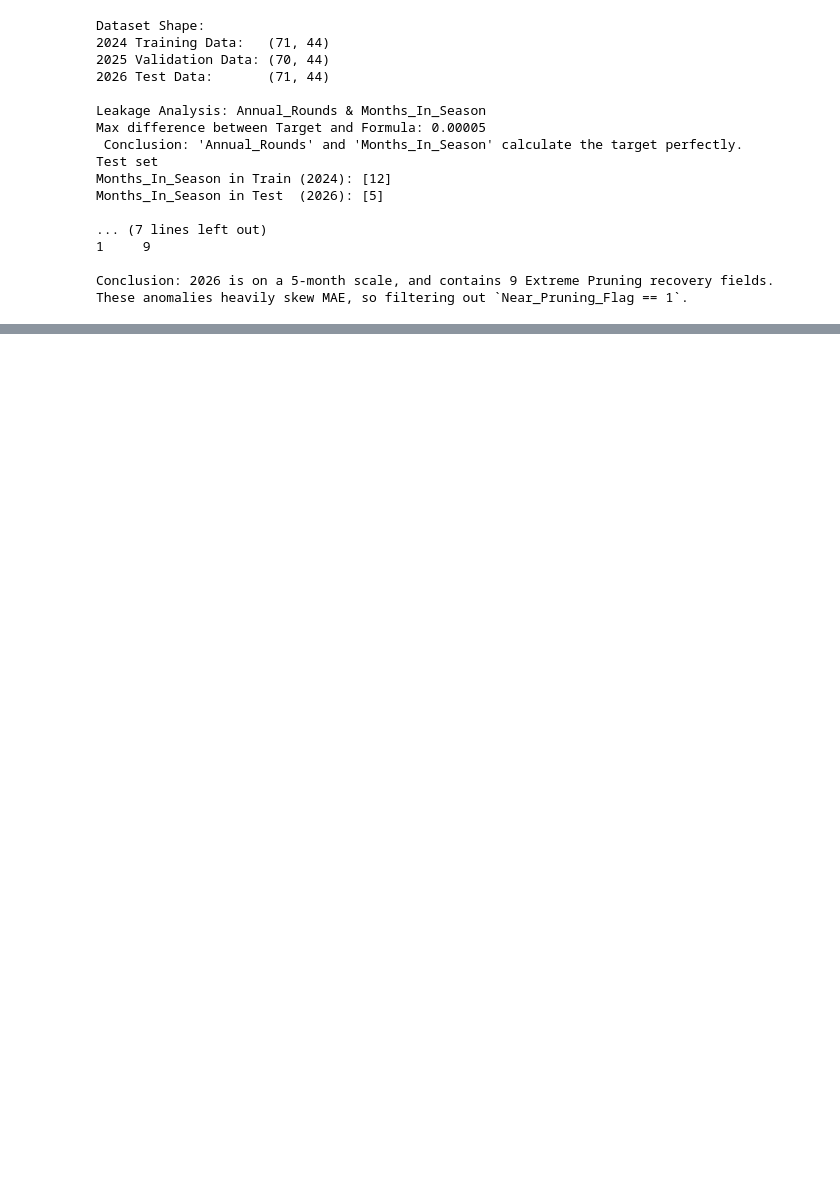
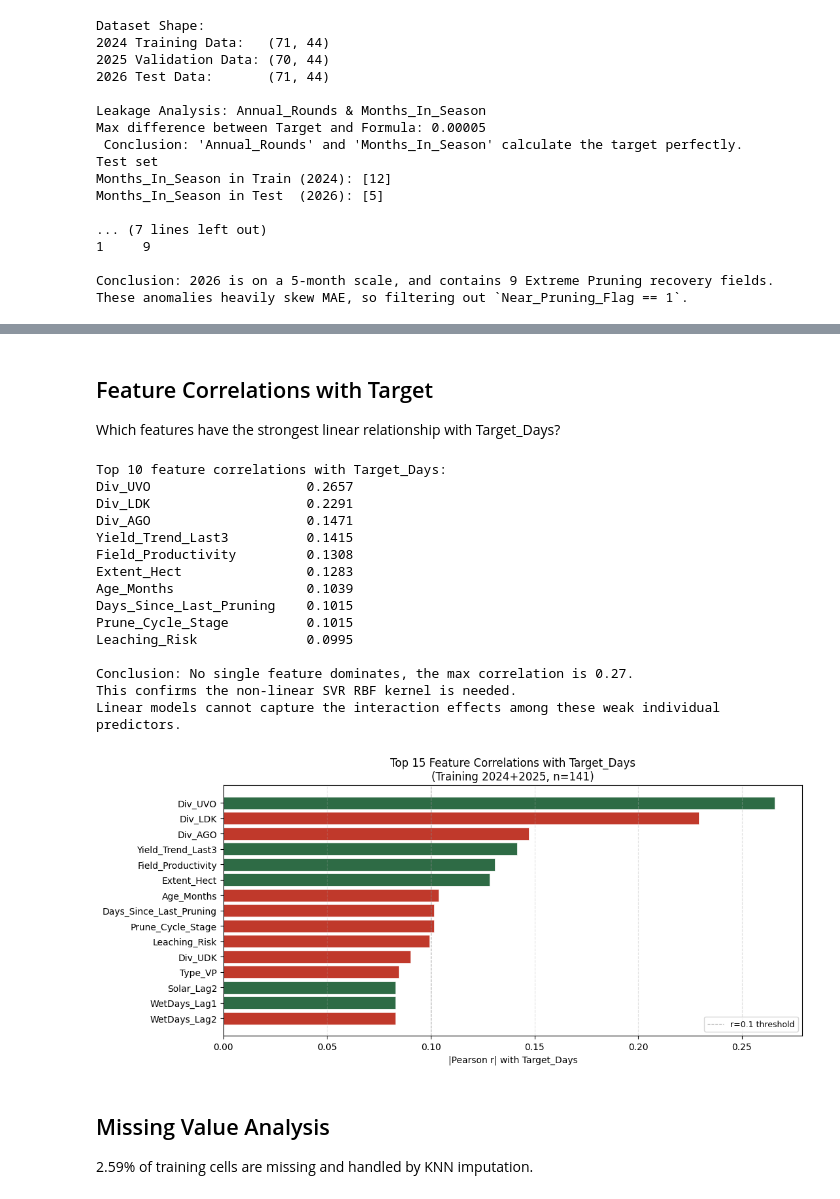
Before and after one commit to Akshatha7710/smart-tea-estate-management-system, a Jupyter notebook: SVR_EDA.ipynb, the cells around one changed output, grey strips where cells are left out. Drawn from its saved outputs; the diff is of its cells as text; code cells hidden in the pictures; blank space fills up the shorter version.

```diff
--- a/SVR_EDA.ipynb
+++ b/SVR_EDA.ipynb
@@ -58,0 +202,49 @@ These anomalies heavily skew MAE, so filtering out `Near_Pruning_Flag == 1`.
+# %% [markdown]
+## Feature Correlations with Target
+Which features have the strongest linear relationship with Target_Days?
+# %%
+num_cols = [c for c in df_clean.select_dtypes(include=[np.number]).columns if c != TARGET]
+corrs = df_clean[num_cols + [TARGET]].corr()[TARGET].drop(TARGET)
+corrs_abs = corrs.abs().sort_values(ascending=False)
+
+print('Top 10 feature correlations with Target_Days:')
+print(corrs_abs.head(10).round(4).to_string())
+print()
+print('Conclusion: No single feature dominates, the max correlation is 0.27.')
+print('This confirms the non-linear SVR RBF kernel is needed.')
+print('Linear models cannot capture the interaction effects among these weak individual predictors.')
+
+# Bar chart of top 15 correlations
+fig, ax = plt.subplots(figsize=(11, 5))
+top15 = corrs_abs.head(15)
+colors_bar = ['#2E6B45' if v > 0 else '#C0392B' for v in corrs.loc[top15.index]]
+bars = ax.barh(top15.index[::-1], top15.values[::-1], color=colors_bar[::-1],
+               edgecolor='white', linewidth=0.5)
+ax.axvline(0.1, color='gray', linestyle='--', linewidth=0.8, alpha=0.7, label='r=0.1 threshold')
+ax.set_xlabel('|Pearson r| with Target_Days')
+ax.set_title('Top 15 Feature Correlations with Target_Days\n(Training 2024+2025, n=141)')
+ax.legend(fontsize=9)
+ax.grid(axis='x', linestyle='--', alpha=0.4)
+plt.tight_layout()
+plt.savefig('eda_feature_correlations.png', dpi=150, bbox_inches='tight')
+plt.show()
+# %% [output]
+Top 10 feature correlations with Target_Days:
+Div_UVO                    0.2657
+Div_LDK                    0.2291
+Div_AGO                    0.1471
+Yield_Trend_Last3          0.1415
+Field_Productivity         0.1308
+Extent_Hect                0.1283
+Age_Months                 0.1039
+Days_Since_Last_Pruning    0.1015
+Prune_Cycle_Stage          0.1015
+Leaching_Risk              0.0995
+
+Conclusion: No single feature dominates, the max correlation is 0.27.
+This confirms the non-linear SVR RBF kernel is needed.
+Linear models cannot capture the interaction effects among these weak individual predictors.
+[figure, added]
+# %% [markdown]
+## Missing Value Analysis
+2.59% of training cells are missing and handled by KNN imputation.
```
Also changed, not shown: parts of 6 cells of this notebook, 10 other files.
